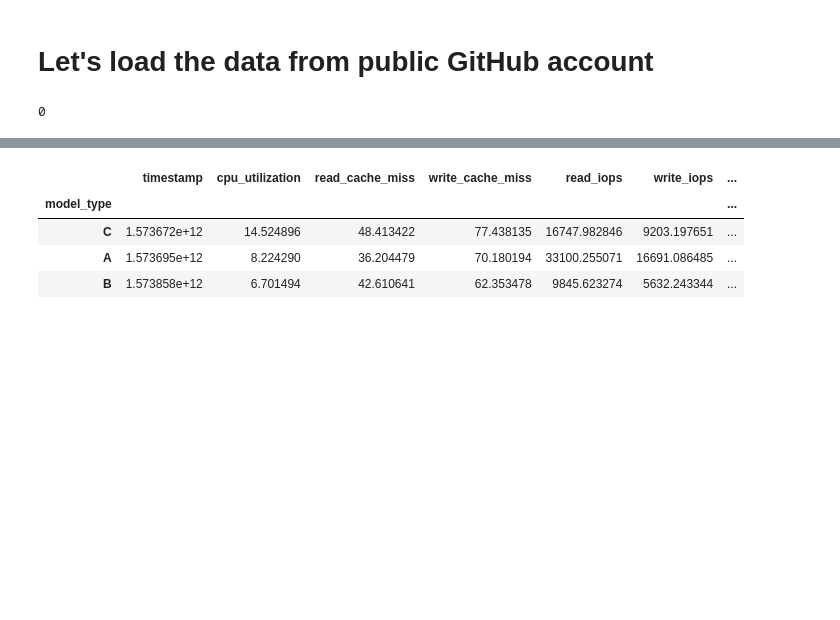
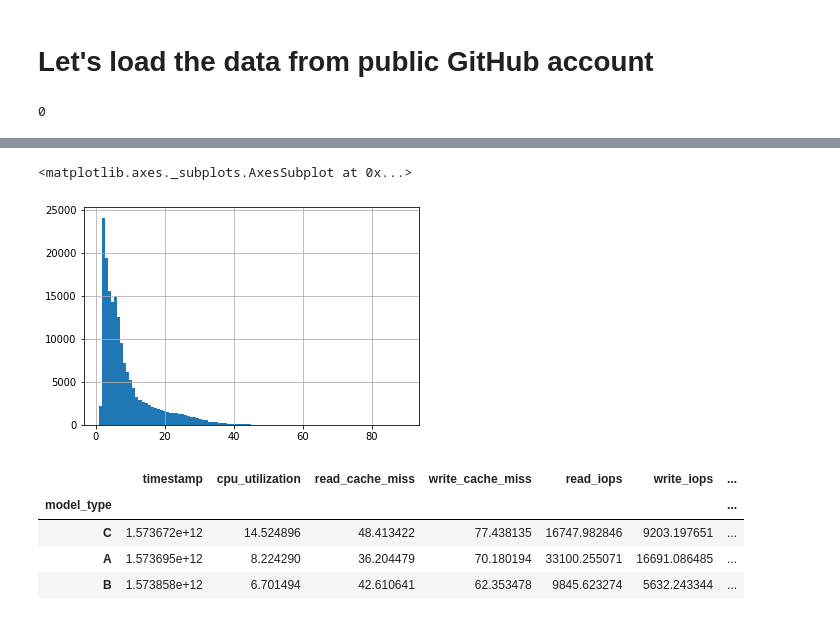
Before and after one commit to FrankGangWang/AppliedML_Python_Coursera, a Jupyter notebook: Pipelined_Interview_for_DataScience_2.ipynb, the cells around one changed output, grey strips where cells are left out. Cells and saved outputs as stored; diff of their text form; code cells hidden in the pictures; blank space fills up the shorter version.

```diff
--- a/Pipelined_Interview_for_DataScience_2.ipynb
+++ b/Pipelined_Interview_for_DataScience_2.ipynb
@@ -27,3 +101,8 @@ np.sum(df.isna().sum())
+# %%
+df.cpu_utilization.hist(bins=100)
+# %% [output]
+<matplotlib.axes._subplots.AxesSubplot at 0x...>
+[figure, added]
 # %%
 df.groupby(['model_type']).mean().sort_values('cpu_utilization', ascending=False)
 # %% [output]
```
Also changed, not shown: parts of 36 cells of this notebook.
